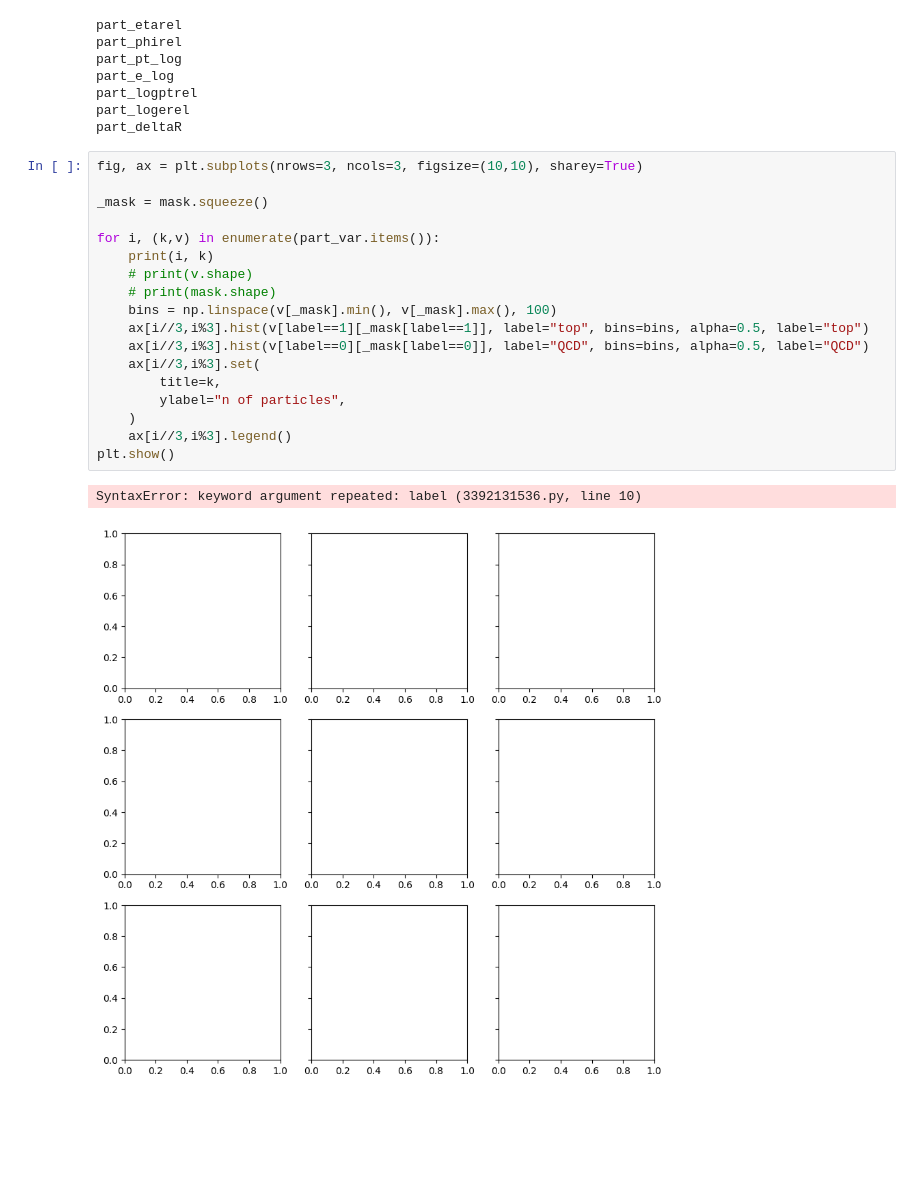
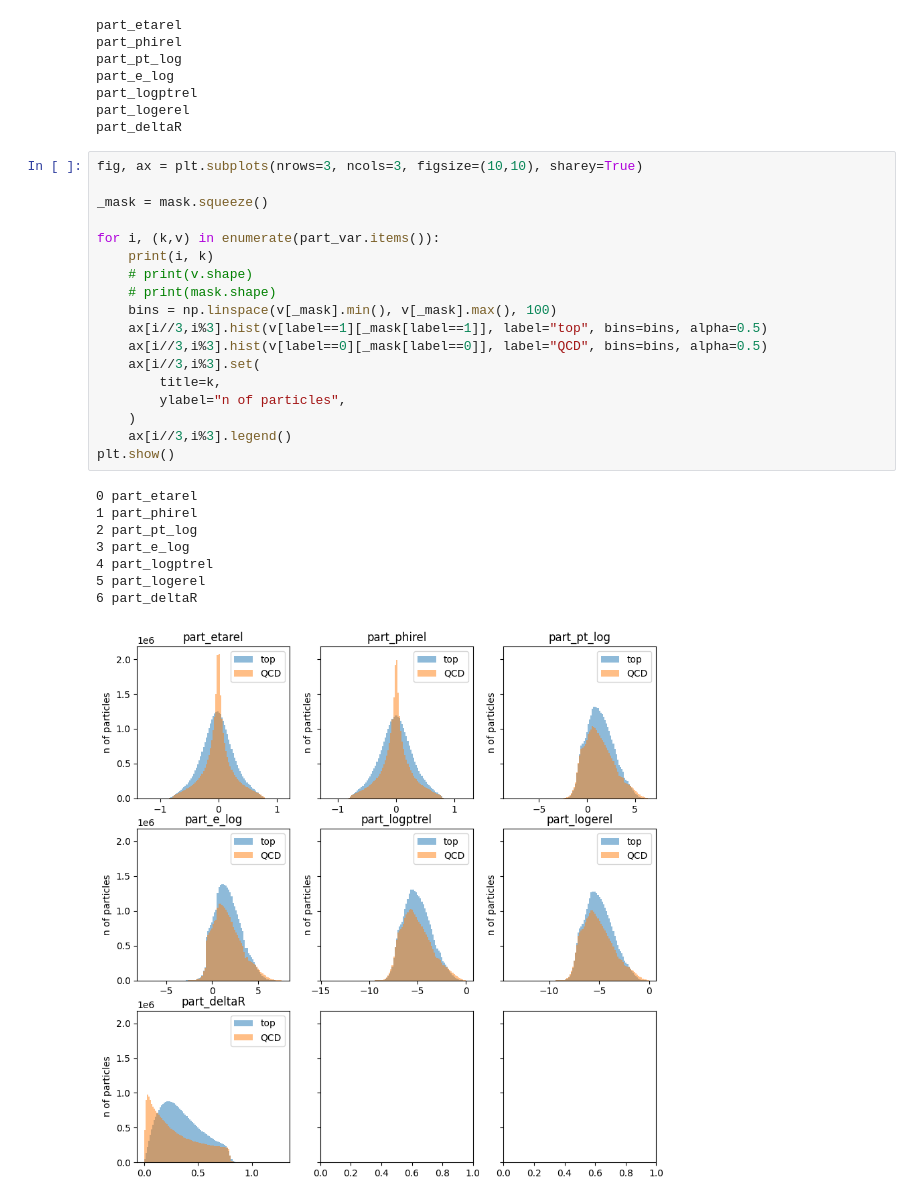
Before and after one commit to oXyut/particlenet-toptagging, a Jupyter notebook: 2_preprocessing.ipynb, the cells around one changed output. Cells and saved outputs as stored; diff of their text form; blank space fills up the shorter version.

```diff
--- a/2_preprocessing.ipynb
+++ b/2_preprocessing.ipynb
@@ -360,21 +360,27 @@ part_deltaR
 # %%
 fig, ax = plt.subplots(nrows=3, ncols=3, figsize=(10,10), sharey=True)
 
 _mask = mask.squeeze()
 
 for i, (k,v) in enumerate(part_var.items()):
     print(i, k)
     # print(v.shape)
     # print(mask.shape)
     bins = np.linspace(v[_mask].min(), v[_mask].max(), 100)
-    ax[i//3,i%3].hist(v[label==1][_mask[label==1]], label="top", bins=bins, alpha=0.5, label="top")
-    ax[i//3,i%3].hist(v[label==0][_mask[label==0]], label="QCD", bins=bins, alpha=0.5, label="QCD")
+    ax[i//3,i%3].hist(v[label==1][_mask[label==1]], label="top", bins=bins, alpha=0.5)
+    ax[i//3,i%3].hist(v[label==0][_mask[label==0]], label="QCD", bins=bins, alpha=0.5)
     ax[i//3,i%3].set(
         title=k,
         ylabel="n of particles",
     )
     ax[i//3,i%3].legend()
 plt.show()
 # %% [output]
-SyntaxError: keyword argument repeated: label (3392131536.py, line 10)
+0 part_etarel
+1 part_phirel
+2 part_pt_log
+3 part_e_log
+4 part_logptrel
+5 part_logerel
+6 part_deltaR
-[figure, old version]
+[figure, new version]
```
